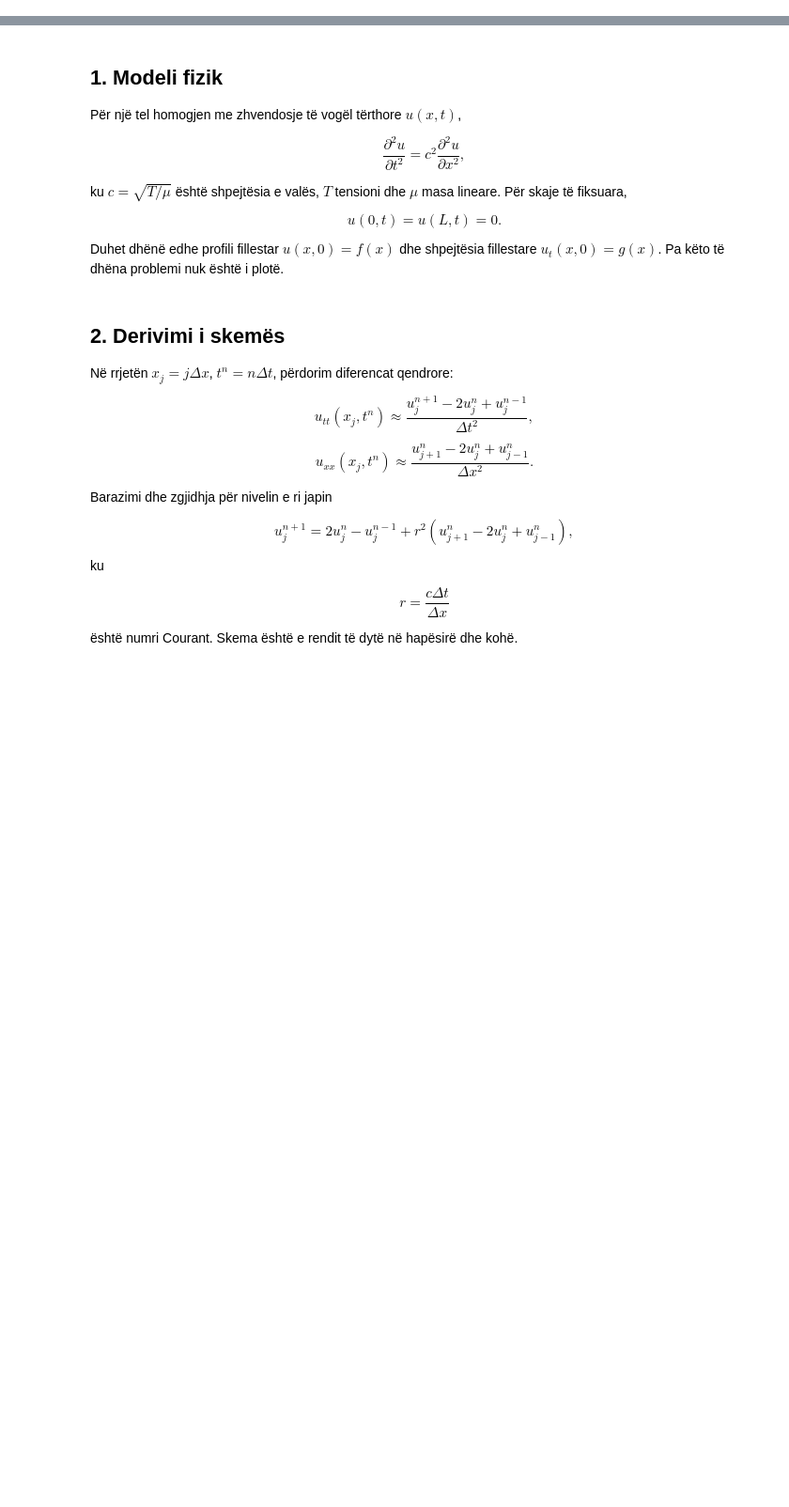
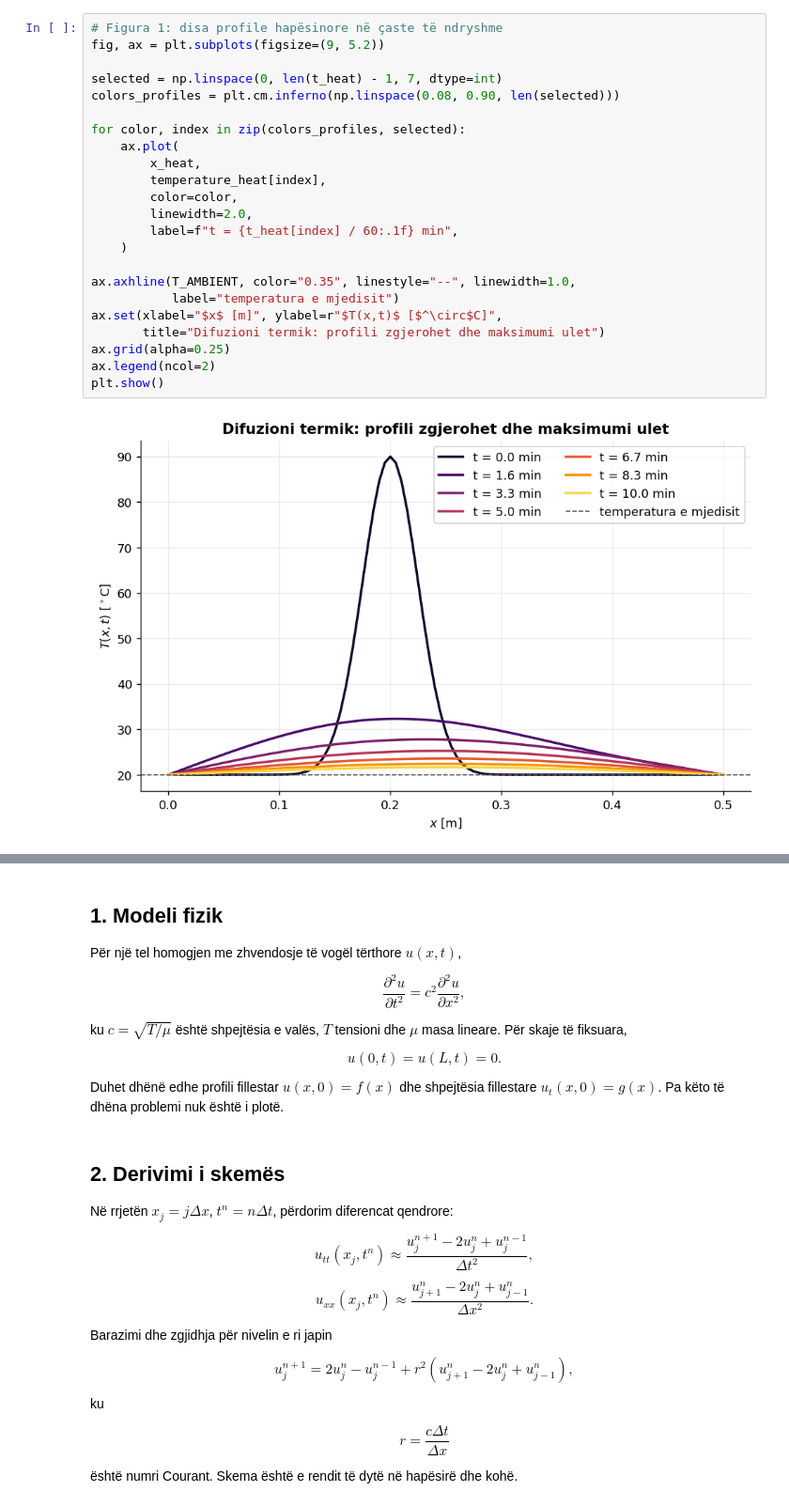
Before and after one commit to Klaudio-Peqini/Simulations-and-Numerical-Methods, a Jupyter notebook: notebooks/Instruktori/Laboratori_07_Diferencat_e_Fundme_dhe_Valet_Instruktori.ipynb, the cells around one changed output, grey strips where cells are left out. Shown at 94% size. Drawn from its saved outputs; the diff is of its cells as text; blank space fills up the shorter version.

```diff
--- a/notebooks/Instruktori/Laboratori_07_Diferencat_e_Fundme_dhe_Valet_Instruktori.ipynb
+++ b/notebooks/Instruktori/Laboratori_07_Diferencat_e_Fundme_dhe_Valet_Instruktori.ipynb
@@ -44,0 +387,25 @@ Kushtet kufitare janë pjesë e modelit fizik. Një skaj i fiksuar, një skaj i
+# %%
+# Figura 1: disa profile hapësinore në çaste të ndryshme
+fig, ax = plt.subplots(figsize=(9, 5.2))
+
+selected = np.linspace(0, len(t_heat) - 1, 7, dtype=int)
+colors_profiles = plt.cm.inferno(np.linspace(0.08, 0.90, len(selected)))
+
+for color, index in zip(colors_profiles, selected):
+    ax.plot(
+        x_heat,
+        temperature_heat[index],
+        color=color,
+        linewidth=2.0,
+        label=f"t = {t_heat[index] / 60:.1f} min",
+    )
+
+ax.axhline(T_AMBIENT, color="0.35", linestyle="--", linewidth=1.0,
+           label="temperatura e mjedisit")
+ax.set(xlabel="$x$ [m]", ylabel=r"$T(x,t)$ [$^\circ$C]",
+       title="Difuzioni termik: profili zgjerohet dhe maksimumi ulet")
+ax.grid(alpha=0.25)
+ax.legend(ncol=2)
+plt.show()
+# %% [output]
+[figure, added]
```
Also changed, not shown: parts of 38 cells of this notebook.
